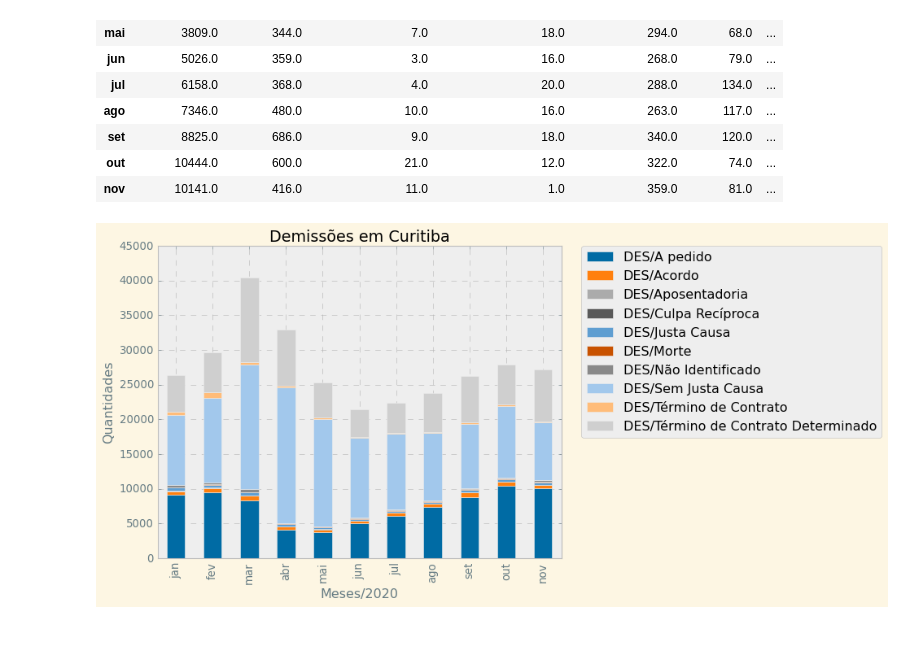
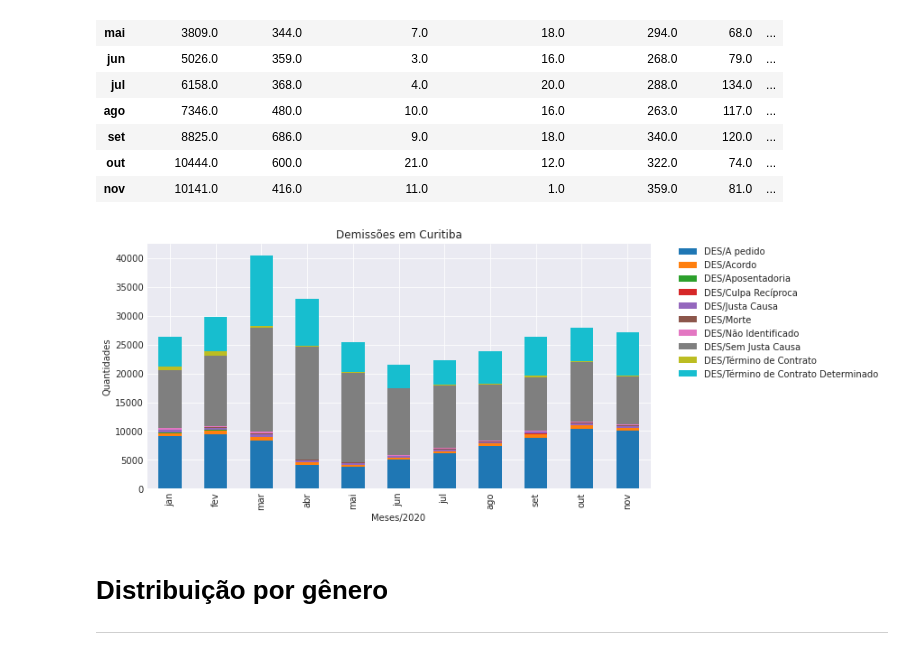
Before and after one commit to emariot/CAGED-CWB, a Jupyter notebook: Novo Caged.ipynb, the cells around one changed output. Saved outputs shown, nothing was run; the diff lists cells and outputs as text; code cells hidden in the pictures.

```diff
--- a/Novo Caged.ipynb
+++ b/Novo Caged.ipynb
@@ -278,10 +285,14 @@ des_desc
 | out | 10444.0 | 600.0 | 21.0 | 12.0 | 322.0 | 74.0 | ... |
 | nov | 10141.0 | 416.0 | 11.0 | 1.0 | 359.0 | 81.0 | ... |
 # %%
-des_desc.plot(kind="bar", stacked=True)
-plt.legend(bbox_to_anchor=(1.05, 1), loc='upper left', borderaxespad=0.)
-plt.title("Demissões em Curitiba")
-plt.xlabel("Meses/2020")
-plt.ylabel("Quantidades");
+with plt.style.context('seaborn-darkgrid'):
+    des_desc.plot(kind="bar", stacked=True, figsize=(10,5))
+    plt.legend(bbox_to_anchor=(1.05, 1), loc='upper left', borderaxespad=0.)
+    plt.title("Demissões em Curitiba")
+    plt.xlabel("Meses/2020")
+    plt.ylabel("Quantidades");
 # %% [output]
-[figure, old version]
+[figure, new version]
+# %% [markdown]
+# Distribuição por gênero
+---
```
Also changed, not shown: parts of 13 cells of this notebook.
